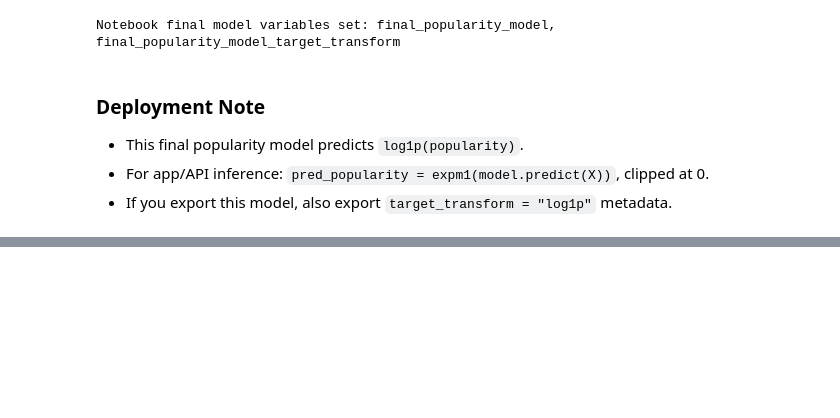
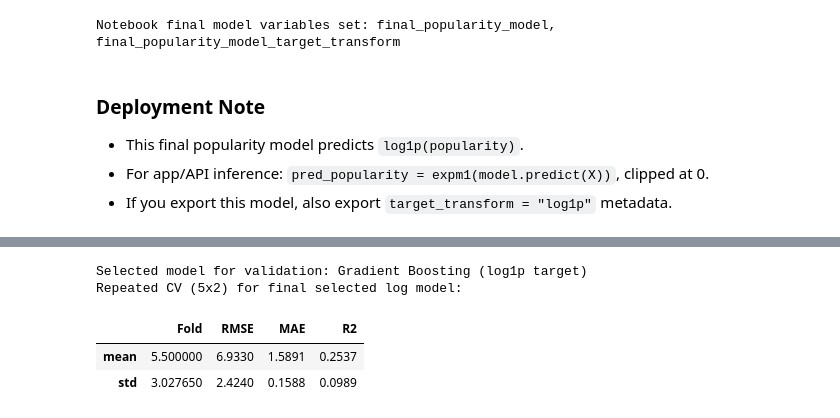
Before and after one commit to lauramanzanos23/INSY_674_FinalProject, a Jupyter notebook: models/PopularityModelComparison.ipynb, the cells around one changed output, grey strips where cells are left out. Drawn from its saved outputs; the diff is of its cells as text; code cells hidden in the pictures; blank space fills up the shorter version.

```diff
--- a/models/PopularityModelComparison.ipynb
+++ b/models/PopularityModelComparison.ipynb
@@ -1266,0 +1272,48 @@ Notebook final model variables set: final_popularity_model, final_popularity_mod
+# %%
+from sklearn.model_selection import RepeatedKFold
+from sklearn.base import clone
+
+# Resolve selected final model name
+if 'final_log_model_name' in globals():
+    selected_final_model_name = final_log_model_name
+elif 'best_log_row' in globals():
+    selected_final_model_name = best_log_row['Model']
+else:
+    selected_final_model_name = (
+        ablation_df[ablation_df['Target'] == 'log1p(popularity)']
+        .sort_values('RMSE')
+        .iloc[0]['Model']
+    )
+
+print(f"Selected model for validation: {selected_final_model_name} (log1p target)")
+
+base_final_pipe = clone(models[selected_final_model_name])
+rkf = RepeatedKFold(n_splits=5, n_repeats=2, random_state=RANDOM_STATE)
+
+fold_rows = []
+for fold_id, (tr_idx, va_idx) in enumerate(rkf.split(X_train), start=1):
+    X_tr, X_va = X_train.iloc[tr_idx], X_train.iloc[va_idx]
+    y_tr, y_va = y_train.iloc[tr_idx], y_train.iloc[va_idx]
+
+    model_fold = clone(base_final_pipe)
+    model_fold.fit(X_tr, np.log1p(y_tr))
+
+    pred_va = np.expm1(model_fold.predict(X_va))
+    pred_va = np.clip(pred_va, 0, None)
+
+    fold_rows.append({
+        'Fold': fold_id,
+        'RMSE': np.sqrt(mean_squared_error(y_va, pred_va)),
+        'MAE': mean_absolute_error(y_va, pred_va),
+        'R2': r2_score(y_va, pred_va),
+    })
+
+final_cv_df = pd.DataFrame(fold_rows)
+print('Repeated CV (5x2) for final selected log model:')
+display(final_cv_df.describe().loc[['mean', 'std']].style.format({'RMSE':'{:.4f}','MAE':'{:.4f}','R2':'{:.4f}'}))
+# %% [output]
+Selected model for validation: Gradient Boosting (log1p target)
+Repeated CV (5x2) for final selected log model:
+|  | Fold | RMSE | MAE | R2 |
+| mean | 5.500000 | 6.9330 | 1.5891 | 0.2537 |
+| std | 3.027650 | 2.4240 | 0.1588 | 0.0989 |
```
Also changed, not shown: parts of 8 cells of this notebook, 3 other files.
